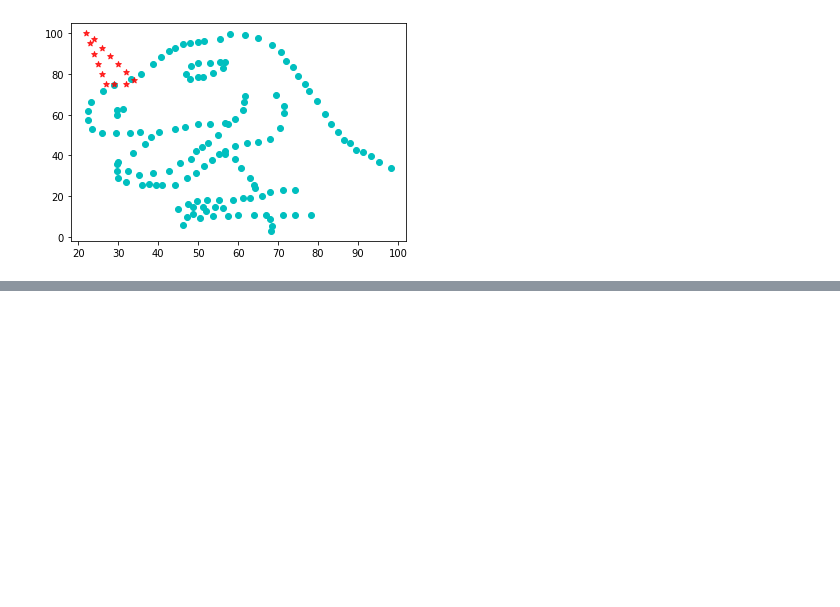
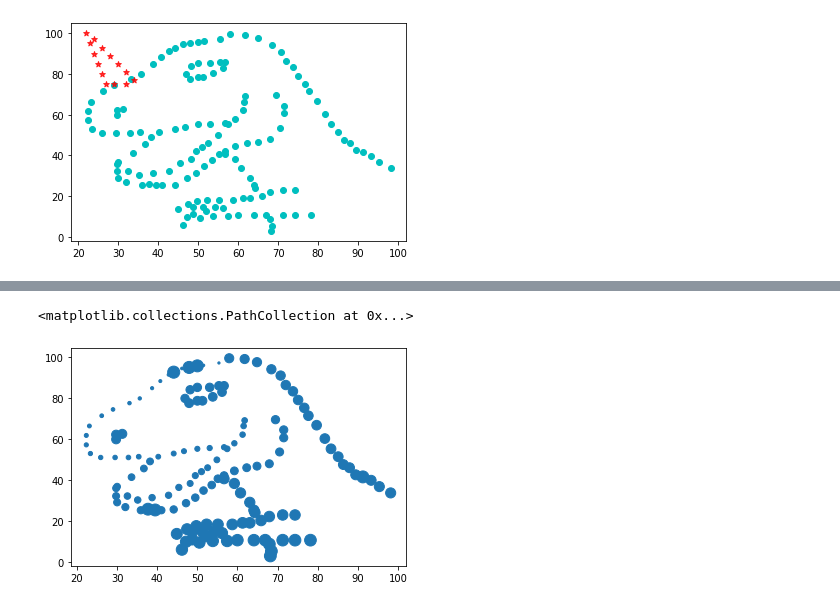
Before and after one commit to Adibank/DPDM, a Jupyter notebook: Data102.ipynb, the cells around one changed output, grey strips where cells are left out. Cells and saved outputs as stored; diff of their text form; code cells hidden in the pictures; blank space fills up the shorter version.

```diff
--- a/Data102.ipynb
+++ b/Data102.ipynb
@@ -189,0 +205,6 @@ plt.scatter([27,26,25,24,23,22,24,26,28,30,32,34,32,29],[75,80,85,90,95,100,97,9
+# %%
+# s=range(...) ที่เริ่มจาก 5 เพราะ ถ้าเป็น 0 ขนาดของจุดจะเล็กไปเราจะมองไม่เห็น
+plt.scatter(data['x'],data['y'],s=range(5,len(data['x'])+5))
+# %% [output]
+<matplotlib.collections.PathCollection at 0x...>
+[figure, added]
```
Also changed, not shown: parts of 18 cells of this notebook.
